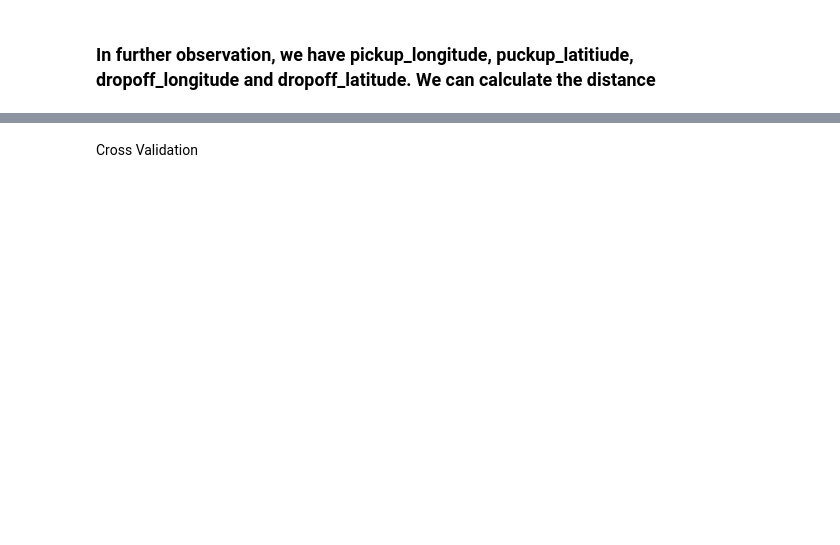
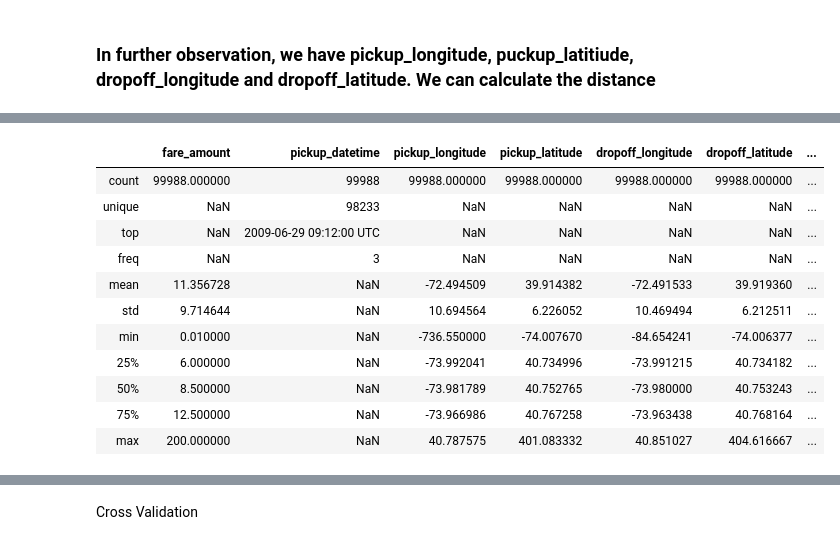
Before and after one commit to vitoupen/DataScience-Taxi-, a Jupyter notebook: DataScience-Taxi-.ipynb, the cells around one changed output, grey strips where cells are left out. Drawn from its saved outputs; the diff is of its cells as text; code cells hidden in the pictures; blank space fills up the shorter version.

```diff
--- a/DataScience-Taxi-.ipynb
+++ b/DataScience-Taxi-.ipynb
@@ -174,0 +171,15 @@ Wall time: 20.9 s
+# %%
+data.describe(include='all')
+# %% [output]
+|  | fare_amount | pickup_datetime | pickup_longitude | pickup_latitude | dropoff_longitude | dropoff_latitude | ... |
+| count | 99988.000000 | 99988 | 99988.000000 | 99988.000000 | 99988.000000 | 99988.000000 | ... |
+| unique | NaN | 98233 | NaN | NaN | NaN | NaN | ... |
+| top | NaN | 2009-06-29 09:12:00 UTC | NaN | NaN | NaN | NaN | ... |
+| freq | NaN | 3 | NaN | NaN | NaN | NaN | ... |
+| mean | 11.356728 | NaN | -72.494509 | 39.914382 | -72.491533 | 39.919360 | ... |
+| std | 9.714644 | NaN | 10.694564 | 6.226052 | 10.469494 | 6.212511 | ... |
+| min | 0.010000 | NaN | -736.550000 | -74.007670 | -84.654241 | -74.006377 | ... |
+| 25% | 6.000000 | NaN | -73.992041 | 40.734996 | -73.991215 | 40.734182 | ... |
+| 50% | 8.500000 | NaN | -73.981789 | 40.752765 | -73.980000 | 40.753243 | ... |
+| 75% | 12.500000 | NaN | -73.966986 | 40.767258 | -73.963438 | 40.768164 | ... |
+| max | 200.000000 | NaN | 40.787575 | 401.083332 | 40.851027 | 404.616667 | ... |
```
Also changed, not shown: parts of 25 cells of this notebook.
